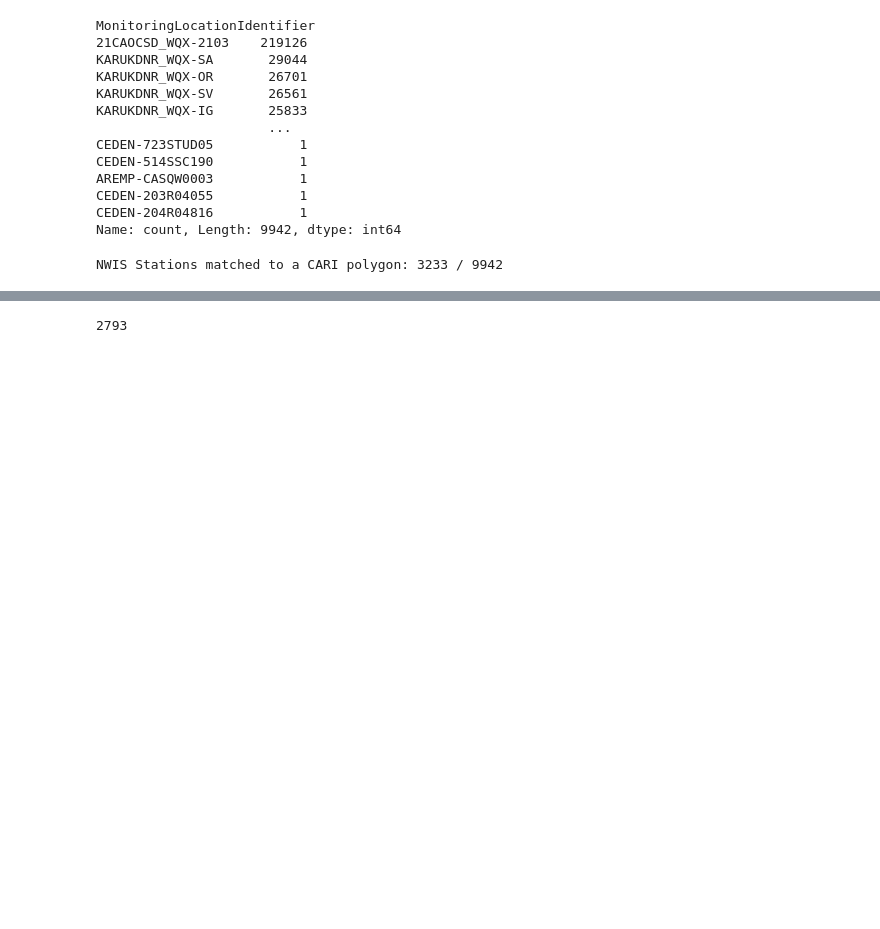
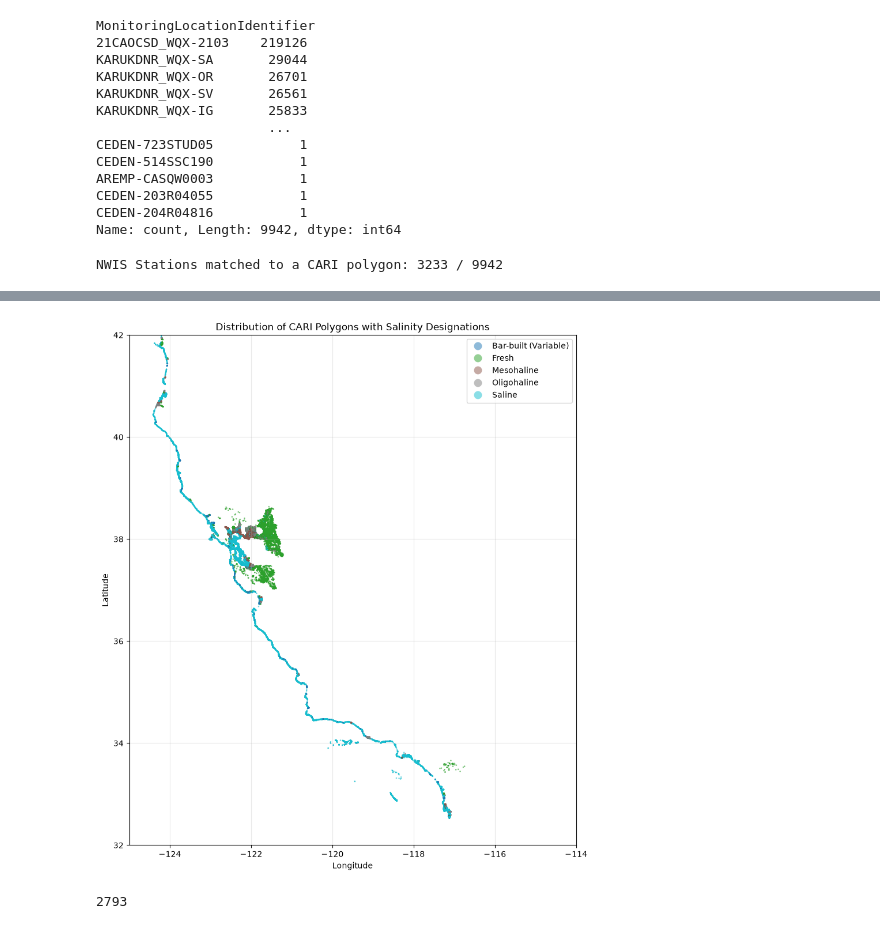
Before and after one commit to shordyk/safetoswim-waterbodies, a Jupyter notebook: src/01_explore_raw.ipynb, the cells around one changed output, grey strips where cells are left out. Saved outputs shown, nothing was run; the diff lists cells and outputs as text; code cells hidden in the pictures; blank space fills up the shorter version.

```diff
--- a/src/01_explore_raw.ipynb
+++ b/src/01_explore_raw.ipynb
@@ -58,0 +54,15 @@ gdf_cari.head()
+# %%
+# Cari count
+cari_count = len(gdf_cari)
+# CARI without salinity modifiers
+placeholders = ["Undefined", "N/A"]
+cari_sal = gdf_cari[
+    gdf_cari['salinity_modifier'].notna() &
+    ~gdf_cari['salinity_modifier'].isin(placeholders)
+]
+cari_sal_count = len(cari_sal)
+print(f"Total CARI polygons: {cari_count}")
+print(f"Total CARI polygons with salinity modifiers: {cari_sal_count}")
+percentage = (cari_sal_count / cari_count) * 100
+print(f"Percentage of CARI with salinity modifer: {percentage:.1f}% ")
+print(gdf_cari['salinity_modifier'].unique())
@@ -207,3 +522,31 @@ print(f"NWIS Stations matched to a CARI polygon: {matched_stations} / {total_sta
+# %%
+# Quick point map of CARI polygons with salinity designations
+
+cari_sal_points = cari_sal.copy()
+cari_sal_points["geometry"] = cari_sal_points.geometry.representative_point()
+cari_sal_points = cari_sal_points.to_crs("EPSG:4326")
+
+fig, ax = plt.subplots(figsize=(10, 12))
+
+cari_sal_points.plot(
+    ax=ax,
+    column="salinity_modifier",
+    categorical=True,
+    legend=True,
+    markersize=0.8,
+    alpha=0.5
+)
+
+ax.set_title("Distribution of CARI Polygons with Salinity Designations")
+ax.set_xlabel("Longitude")
+ax.set_ylabel("Latitude")
+ax.set_xlim(-125, -114)
+ax.set_ylim(32, 42)
+ax.grid(True, alpha=0.3)
+
+plt.show()
+# %% [output]
+[figure, added]
 # %%
 # Doing spatial join with both datasets to see how many waterbodies have either CEDEN or NWIS salinity data available.
 # List of matched CARI ids for gpd_ceden_cari_joined and gpd_nwis_cari_joined
```
Also changed, not shown: parts of 14 cells of this notebook.
